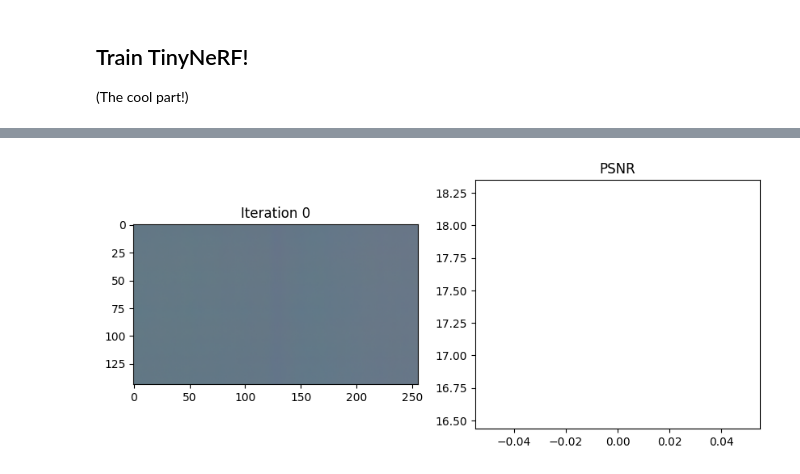
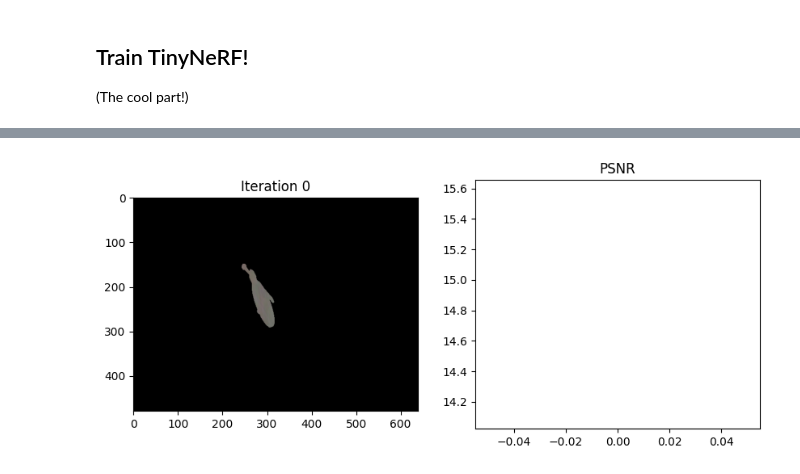
Before and after one commit to adrigia2/NeRF_Pytorch, a Jupyter notebook: tiny_nerf_pytorch.ipynb, the cells around one changed output, grey strips where cells are left out. Drawn from its saved outputs; the diff is of its cells as text; code cells hidden in the pictures.

```diff
--- a/tiny_nerf_pytorch.ipynb
+++ b/tiny_nerf_pytorch.ipynb
@@ -469,25 +597,19 @@ def run_one_iter_of_tinynerf(height, width, focal_length, tform_cam2world,
 Parameters for TinyNeRF training
 """
 
-# Number of functions used in the positional encoding (Be sure to update the
-# model if this number changes).
 num_encoding_functions = 6
-# Specify encoding function.
 encode = lambda x: positional_encoding(x, num_encoding_functions=num_encoding_functions)
-# Number of depth samples along each ray.
-depth_samples_per_ray = 32
+depth_samples_per_ray = 5
+depth_window = 0.20  # sample only near the depth value for each pixel
 
-# Chunksize (Note: this isn't batchsize in the conventional sense. This only
-# specifies the number of rays to be queried in one go. Backprop still happens
-# only after all rays from the current "bundle" are queried and rendered).
-chunksize = 16384  # Use chunksize of about 4096 to fit in ~1.4 GB of GPU memory.
+chunksize = 16384
 
 # Optimizer parameters
 lr = 5e-3
 num_iters = 10000
 
 # Misc parameters
-display_every = 100  # Number of iters after which stats are displayed
+display_every = 100
 
 """
 Model
@@ -504,51 +626,75 @@ optimizer = torch.optim.Adam(model.parameters(), lr=lr)
 Train-Eval-Repeat!
 """
 
-# Seed RNG, for repeatability
 seed = 9458
 torch.manual_seed(seed)
 np.random.seed(seed)
 
-# Lists to log metrics etc.
 psnrs = []
 iternums = []
 
+
+def align_prediction_to_target(pred: torch.Tensor, target: torch.Tensor) -> torch.Tensor:
+  if pred.shape == target.shape:
+    return pred
+  if pred.dim() == 3 and target.dim() == 3 and pred.permute(1, 0, 2).shape == target.shape:
+    return pred.permute(1, 0, 2)
+  raise ValueError(f"Prediction shape {tuple(pred.shape)} incompatible with target {tuple(target.shape)}")
+
+
 for i in range(num_iters):
-
-  # Randomly pick an image as the target.
   target_img_idx = np.random.randint(images.shape[0])
   target_img = images[target_img_idx].to(device)
   target_tform_cam2world = tform_cam2world[target_img_idx].to(device)
+  target_depth = depth_maps[target_img_idx].to(device) if depth_maps is not None else None
 
-  # Run one iteration of TinyNeRF and get the rendered RGB image.
-  rgb_predicted = run_one_iter_of_tinynerf(height, width, focal_length,
-                                           target_tform_cam2world, near_thresh,
-                                           far_thresh, depth_samples_per_ray,
-                                           encode, get_minibatches)
+  rgb_predicted = run_one_iter_of_tinynerf(
+      height,
+      width,
+      focal_length,
+      target_tform_cam2world,
+      near_thresh,
+      far_thresh,
+      depth_samples_per_ray,
+      encode,
+      get_minibatches,
+      target_depth=target_depth,
+      depth_window=depth_window
+  )
 
-  # Compute mean-squared error between the predicted and target images. Backprop!
+  rgb_predicted = align_prediction_to_target(rgb_predicted, target_img)
+
   loss = torch.nn.functional.mse_loss(rgb_predicted, target_img)
   loss.backward()
   optimizer.step()
   optimizer.zero_grad()
 
-  # Display images/plots/stats
   if i % display_every == 0:
-    # Render the held-out view
-    rgb_predicted = run_one_iter_of_tinynerf(height, width, focal_length,
-                                             testpose, near_thresh,
-                                             far_thresh, depth_samples_per_ray,
-                                             encode, get_minibatches)
-    loss = torch.nn.functional.mse_loss(rgb_predicted, target_img)
-    print("Loss:", loss.item())
-    psnr = -10. * torch.log10(loss)
+    rgb_eval = run_one_iter_of_tinynerf(
+        height,
+        width,
+        focal_length,
+        testpose,
+        near_thresh,
+        far_thresh,
+        depth_samples_per_ray,
+        encode,
+        get_minibatches,
+        target_depth=testdepth,
+        depth_window=depth_window
+    )
+
+    rgb_eval = align_prediction_to_target(rgb_eval, testimg)
+    eval_loss = torch.nn.functional.mse_loss(rgb_eval, testimg)
+    print("Loss:", eval_loss.item())
+    psnr = -10. * torch.log10(eval_loss)
 
     psnrs.append(psnr.item())
     iternums.append(i)
 
     plt.figure(figsize=(10, 4))
     plt.subplot(121)
-    plt.imshow(rgb_predicted.detach().cpu().numpy())
+    plt.imshow(rgb_eval.detach().cpu().numpy())
     plt.title(f"Iteration {i}")
     plt.subplot(122)
     plt.plot(iternums, psnrs)
@@ -561 +707 @@ Loss: 0.018228020519018173
-[figure, old version]
+[figure, new version]
```
Also changed, not shown: parts of 6 cells of this notebook, 37 other files.
